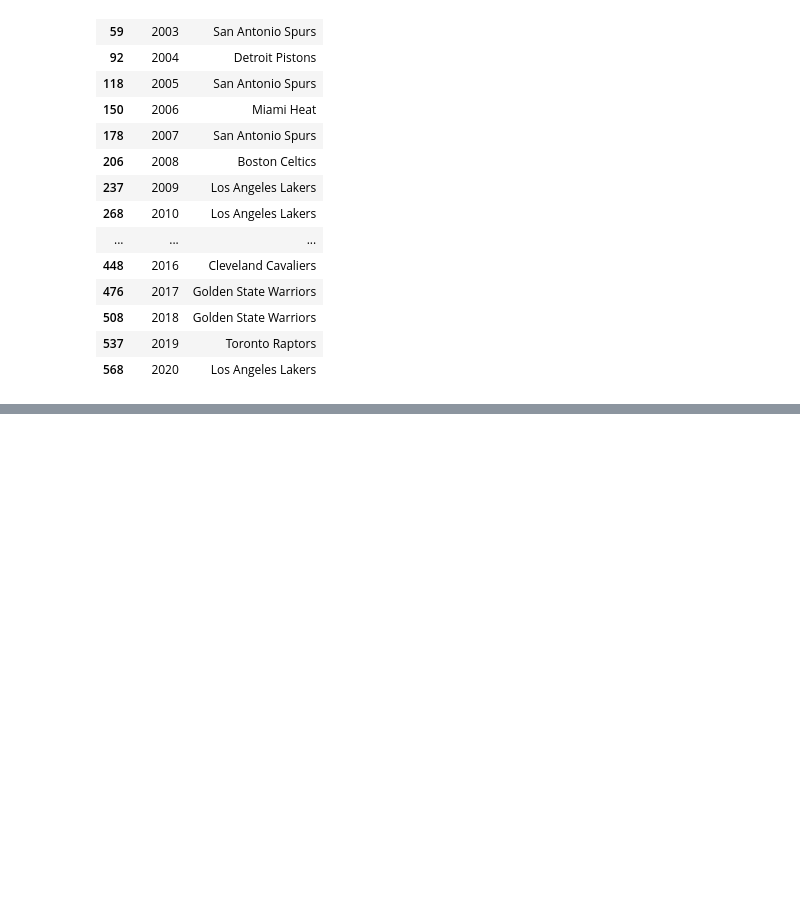
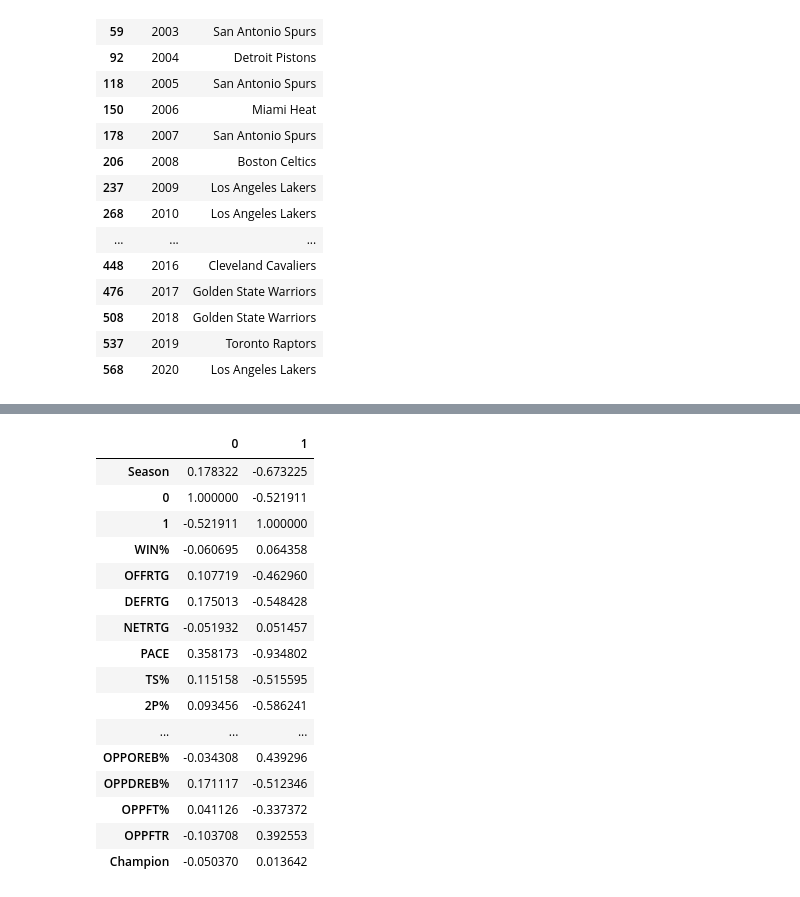
Before and after one commit to danielabboudi/DB_Project, a Jupyter notebook: Abboudi_Campi - Data Bootcamp Final Project.ipynb, the cells around one changed output, grey strips where cells are left out. Cells and saved outputs as stored; diff of their text form; code cells hidden in the pictures; blank space fills up the shorter version.

```diff
--- a/Abboudi_Campi - Data Bootcamp Final Project.ipynb
+++ b/Abboudi_Campi - Data Bootcamp Final Project.ipynb
@@ -170,0 +241,20 @@ df[df['Champion']==1][['Season','TEAM']]
+# %%
+tsne_2d.corr()[[0,1]]
+# %% [output]
+|  | 0 | 1 |
+| Season | 0.178322 | -0.673225 |
+| 0 | 1.000000 | -0.521911 |
+| 1 | -0.521911 | 1.000000 |
+| WIN% | -0.060695 | 0.064358 |
+| OFFRTG | 0.107719 | -0.462960 |
+| DEFRTG | 0.175013 | -0.548428 |
+| NETRTG | -0.051932 | 0.051457 |
+| PACE | 0.358173 | -0.934802 |
+| TS% | 0.115158 | -0.515595 |
+| 2P% | 0.093456 | -0.586241 |
+| ... | ... | ... |
+| OPPOREB% | -0.034308 | 0.439296 |
+| OPPDREB% | 0.171117 | -0.512346 |
+| OPPFT% | 0.041126 | -0.337372 |
+| OPPFTR | -0.103708 | 0.392553 |
+| Champion | -0.050370 | 0.013642 |
```
Also changed, not shown: parts of 17 cells of this notebook.
